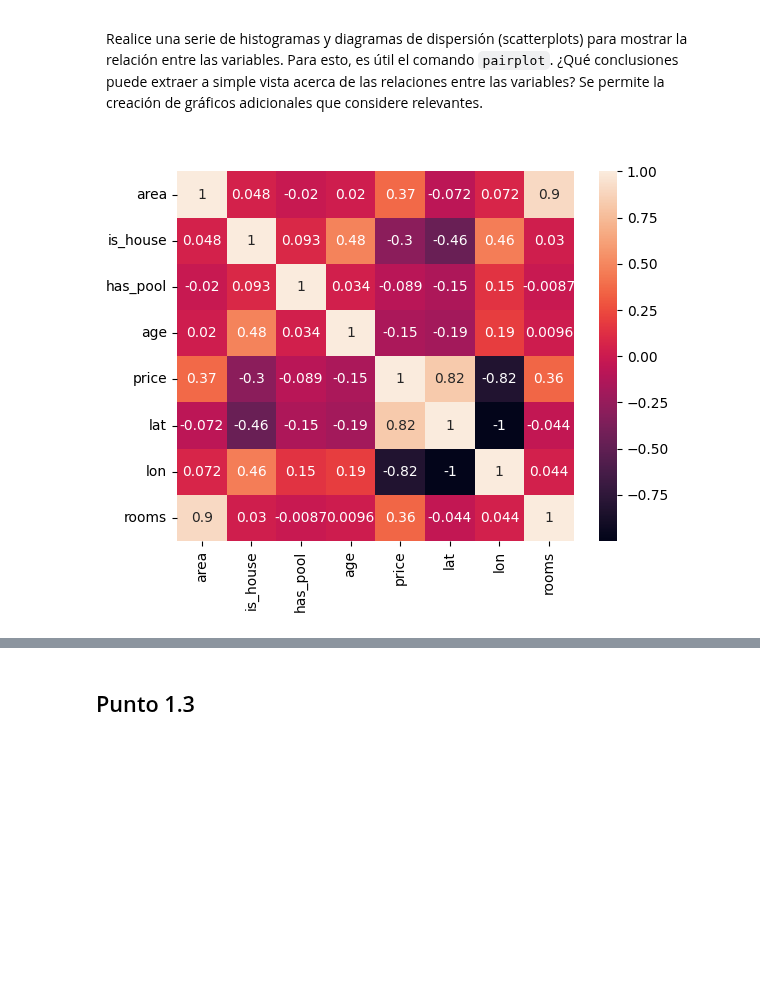
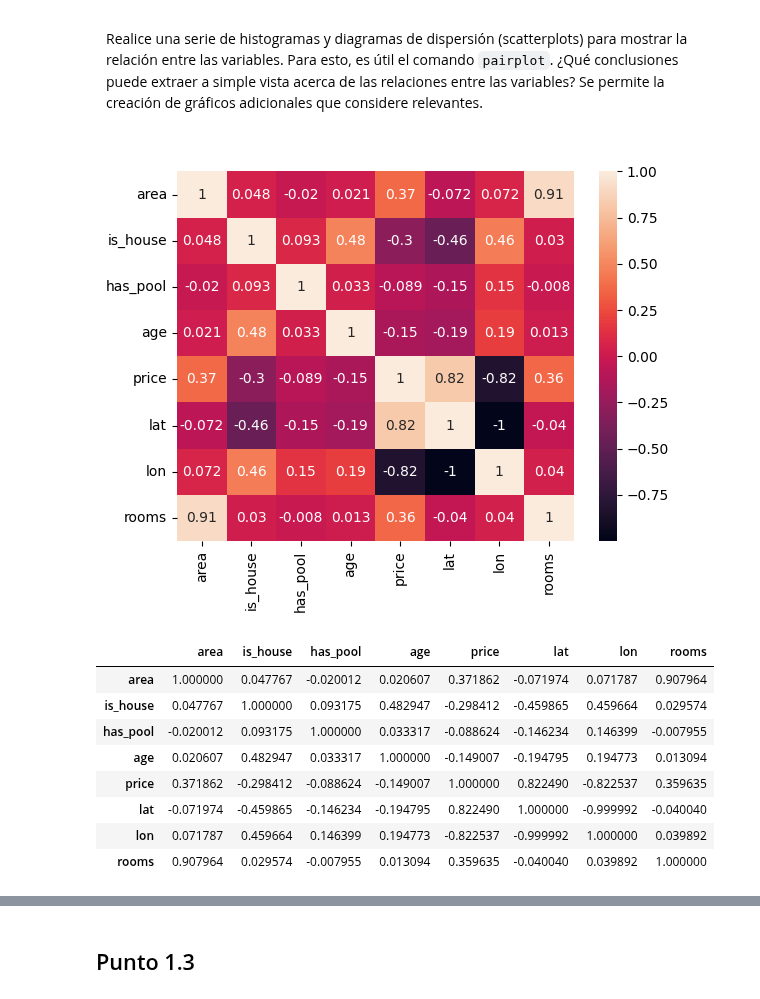
Before and after one commit to frizynn/tp1-machine-learning, a Jupyter notebook: src/Entrega_Tp1.ipynb, the cells around one changed output, grey strips where cells are left out. Drawn from its saved outputs; the diff is of its cells as text; code cells hidden in the pictures; blank space fills up the shorter version.

```diff
--- a/src/Entrega_Tp1.ipynb
+++ b/src/Entrega_Tp1.ipynb
@@ -11,0 +71,18 @@ import matplotlib.pyplot as plt
+# %%
+
+features_to_impute = ['rooms', 'age']
+
+
+for feature in features_to_impute:
+
+    mean_value = df[feature].mean()
+
+
+    df[feature] = df[feature].fillna(mean_value)
+
+
+    print(f'Imputando en {feature} con la media: {mean_value}')
+
+
+print(df.head())
+df.to_csv(r"../data/processed/casas_dev.csv", index=False)
@@ -104,19 +101,0 @@ dtype: float64
-# %%
-#predict the missing values and rounding to the nearest integer
-
-df.loc[df['age'].isnull(), 'age'] = np.round(age_model.predict(df[df['age'].isnull()][['rooms']]))
-df.loc[df['rooms'].isnull(), 'rooms'] = np.round(rooms_model.predict(df[df['rooms'].isnull()][['age']]))
-df.loc[df['age'].isnull() & df['rooms'].isnull(), ['age', 'rooms']] = np.round(age_and_room_model.predict(df[df['age'].isnull() & df['rooms'].isnull()][['area']]))
-missing_values = df.isnull().sum()
-
-
-
-if missing_values.sum() > 0:
-    print("There are still missing values in the DataFrame:", missing_values)
-else:
-    print("All missing values have been successfully filled.")
-
-# see df as a csv
-df.to_csv(r"../data/processed/casas_dev.csv", index=False)
-
-df.shape
@@ -137,10 +114,21 @@ ValueError: matmul: Input operand 1 has a mismatch in its core dimension 0, with
 # %%
 import seaborn as sns
 
 
 # show the correlation matrix
 corr = df.corr()
 sns.heatmap(corr, annot=True)
 plt.show()
+
+corr
 # %% [output]
-[figure, old version]
+[figure, new version]
+|  | area | is_house | has_pool | age | price | lat | lon | rooms |
+| area | 1.000000 | 0.047767 | -0.020012 | 0.020607 | 0.371862 | -0.071974 | 0.071787 | 0.907964 |
+| is_house | 0.047767 | 1.000000 | 0.093175 | 0.482947 | -0.298412 | -0.459865 | 0.459664 | 0.029574 |
+| has_pool | -0.020012 | 0.093175 | 1.000000 | 0.033317 | -0.088624 | -0.146234 | 0.146399 | -0.007955 |
+| age | 0.020607 | 0.482947 | 0.033317 | 1.000000 | -0.149007 | -0.194795 | 0.194773 | 0.013094 |
+| price | 0.371862 | -0.298412 | -0.088624 | -0.149007 | 1.000000 | 0.822490 | -0.822537 | 0.359635 |
+| lat | -0.071974 | -0.459865 | -0.146234 | -0.194795 | 0.822490 | 1.000000 | -0.999992 | -0.040040 |
+| lon | 0.071787 | 0.459664 | 0.146399 | 0.194773 | -0.822537 | -0.999992 | 1.000000 | 0.039892 |
+| rooms | 0.907964 | 0.029574 | -0.007955 | 0.013094 | 0.359635 | -0.040040 | 0.039892 | 1.000000 |
```
Also changed, not shown: parts of 39 cells of this notebook, 11 other files.
